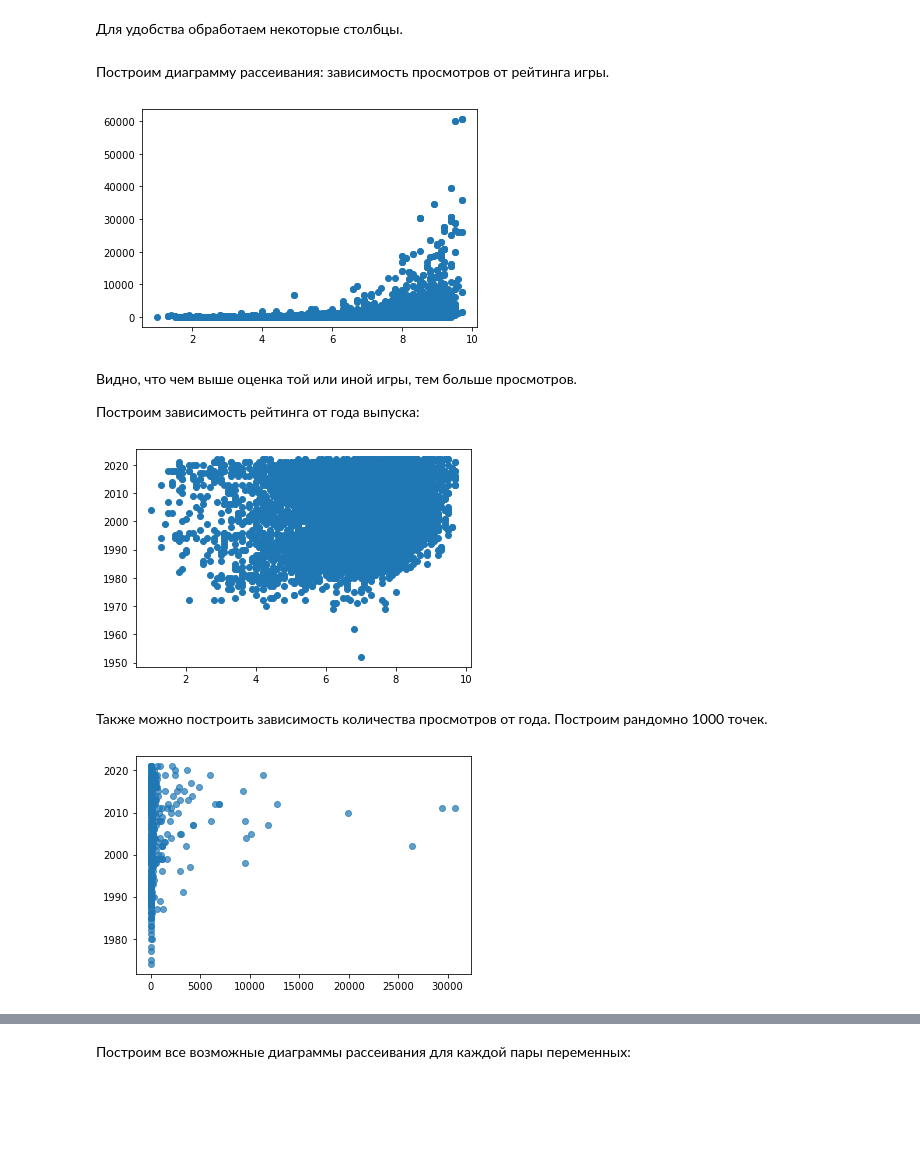
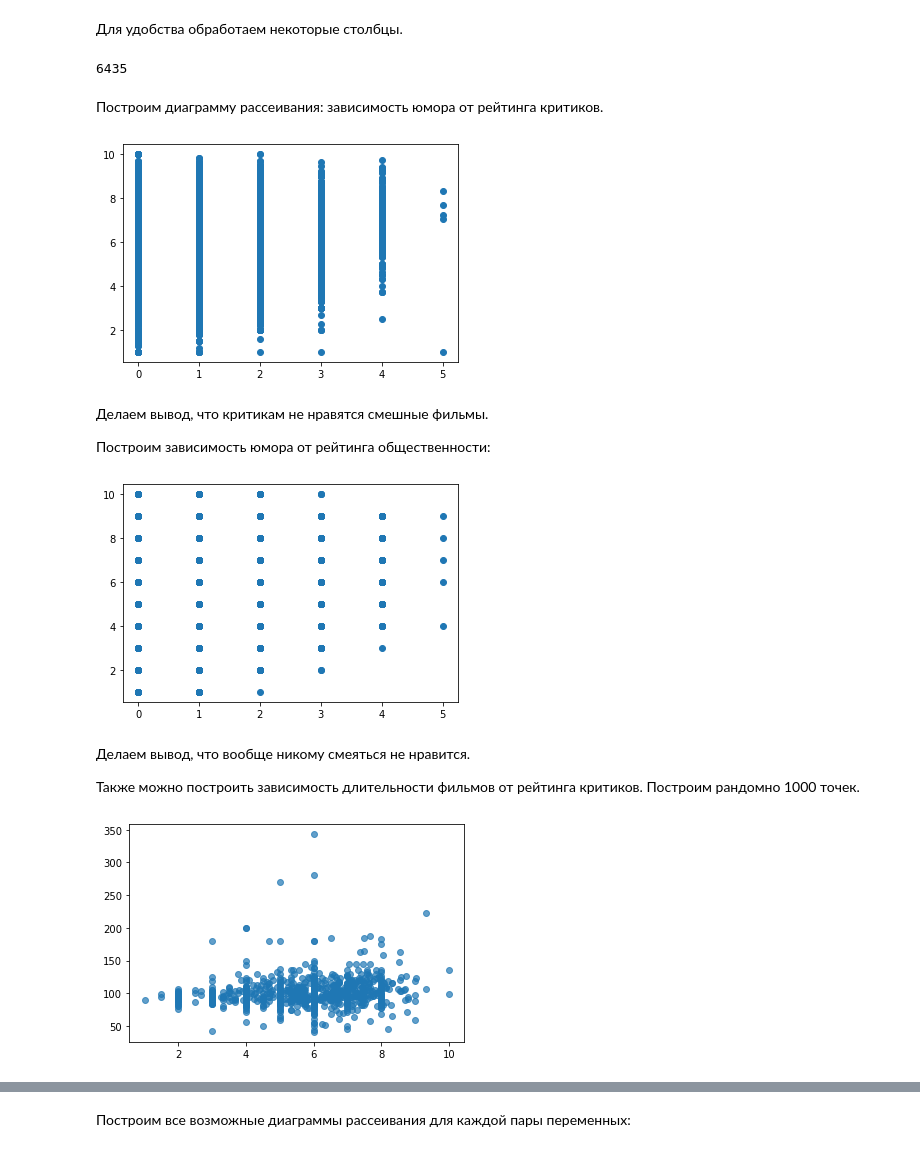
Before and after one commit to Sermjazhko/ML, a Jupyter notebook: ML_SEA.ipynb, the cells around one changed output, grey strips where cells are left out. Drawn from its saved outputs; the diff is of its cells as text; code cells hidden in the pictures; blank space fills up the shorter version.

```diff
--- a/ML_SEA.ipynb
+++ b/ML_SEA.ipynb
@@ -14,6 +14,6 @@ import sklearn                  # Алгоритмы машинного обуч
 # %% [markdown]
 # 1. Чтение данных.
 # %%
-url = "https://raw.githubusercontent.com/Sermjazhko/ML/master/imdb-videogames.csv"
+url = "https://raw.githubusercontent.com/Sermjazhko/ML/master/filmtv_movies.csv"
 
 data_raw = pd.read_csv(url)
@@ -41,5 +41,3 @@ data_raw.head()
-# %%
-data_raw["votes"] = data_raw["votes"].apply(lambda l: float(str(l).replace(",", "")))
 # %% [markdown]
 # 2. Визуализация данных.
 # %% [markdown]
@@ -71,41 +70,41 @@ data_raw.describe()
 # %% [markdown]
 Для удобства обработаем некоторые столбцы.
-# %%
-data_raw["boolRating"] = np.where(data_raw["rating"] >= 7.0, 1, 0)
-data_raw["Action"] = np.where(data_raw["Action"] == True, 1, 0)
-data_raw["Adventure"] = np.where(data_raw["Adventure"] == True, 1, 0)
-data_raw["Comedy"] = np.where(data_raw["Comedy"] == True, 1, 0)
-data_raw["Crime"] = np.where(data_raw["Crime"] == True, 1, 0)
-data_raw["Family"] = np.where(data_raw["Family"] == True, 1, 0)
-data_raw["Fantasy"] = np.where(data_raw["Fantasy"] == True, 1, 0)
-data_raw["Mystery"] = np.where(data_raw["Mystery"] == True, 1, 0)
-data_raw["Sci-Fi"] = np.where(data_raw["Sci-Fi"] == True, 1, 0)
-data_raw["Thriller"] = np.where(data_raw["Thriller"] == True, 1, 0)
+# %%
+data_raw["boolHumor"] = np.where(data_raw["humor"] >= 2.0, 1, 0)
+# %%
+count = 0
+for key in data_raw["humor"]:
+    if key >= 2:
+        count = count + 1;
+count
+# %% [output]
+6435
 # %% [markdown]
-Построим диаграмму рассеивания: зависимость просмотров от рейтинга игры.
+Построим диаграмму рассеивания: зависимость юмора от рейтинга критиков.
 # %%
-plt.scatter(data_raw['rating'], data_raw['votes'])
+plt.scatter(data_raw['humor'], data_raw['critics_vote'])
 pass
 # %% [output]
-[figure, old version]
+[figure, new version]
-# %% [markdown]
-Видно, что чем выше оценка той или иной игры, тем больше просмотров.
-
-
-Построим зависимость рейтинга от года выпуска:
+# %% [markdown]
+Делаем вывод, что критикам не нравятся смешные фильмы.
+
+Построим зависимость юмора от рейтинга общественности:
 # %%
-plt.scatter(data_raw['rating'], data_raw['year'])
+plt.scatter(data_raw['humor'], data_raw['public_vote'])
 pass
 # %% [output]
-[figure, old version]
+[figure, new version]
 # %% [markdown]
-Также можно построить зависимость количества просмотров от года. Построим рандомно 1000 точек.
+Делаем вывод, что вообще никому смеяться не нравится.
+
+Также можно построить зависимость длительности фильмов от рейтинга критиков. Построим рандомно 1000 точек.
 # %%
 np.random.seed(42)
 random_subset = np.random.choice(np.arange(data_raw.shape[0]), size=1000, replace=False)
 # %%
 
-plt.scatter(data_raw.iloc[random_subset]['votes'], data_raw.iloc[random_subset]['year'],alpha=0.7)
+plt.scatter(data_raw.iloc[random_subset]['critics_vote'], data_raw.iloc[random_subset]['duration'],alpha=0.7)
 pass
 # %% [output]
-[figure, old version]
+[figure, new version]
```
Also changed, not shown: parts of 51 cells of this notebook, 2 other files.
